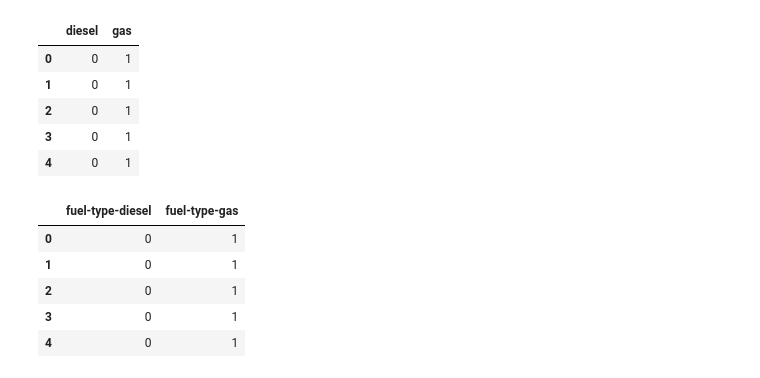
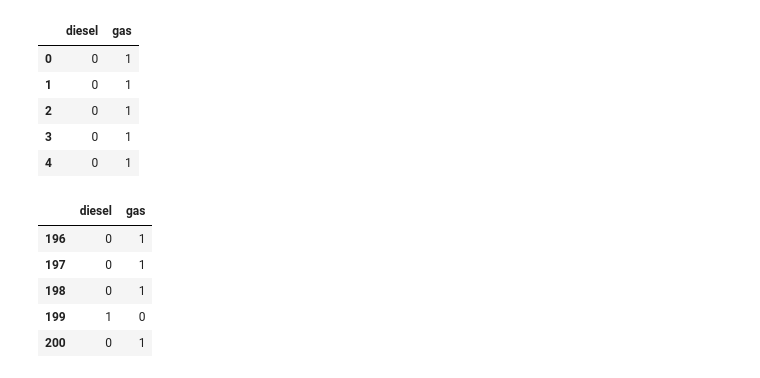
Before and after one commit to prakharrathi25/Data-Science-Winter-Bootcamp, a Jupyter notebook: Notebooks/Day2 - Data Wrangling.ipynb, the cells around one changed output. Saved outputs shown, nothing was run; the diff lists cells and outputs as text; code cells hidden in the pictures.

```diff
--- a/Notebooks/Day2 - Data Wrangling.ipynb
+++ b/Notebooks/Day2 - Data Wrangling.ipynb
@@ -188,13 +211,12 @@ dummy_variable_1.head()
 | 2 | 0 | 1 |
 | 3 | 0 | 1 |
 | 4 | 0 | 1 |
-# %%
-dummy_variable_1.rename(columns={'gas':'fuel-type-gas', 'diesel':'fuel-type-diesel'}, inplace=True)
-dummy_variable_1.head()
-# %% [output]
-|  | fuel-type-diesel | fuel-type-gas |
-| 0 | 0 | 1 |
-| 1 | 0 | 1 |
-| 2 | 0 | 1 |
-| 3 | 0 | 1 |
-| 4 | 0 | 1 |
+# %%
+dummy_variable_1.tail()
+# %% [output]
+|  | diesel | gas |
+| 196 | 0 | 1 |
+| 197 | 0 | 1 |
+| 198 | 0 | 1 |
+| 199 | 1 | 0 |
+| 200 | 0 | 1 |
```
Also changed, not shown: parts of 8 cells of this notebook, 8 other files.
